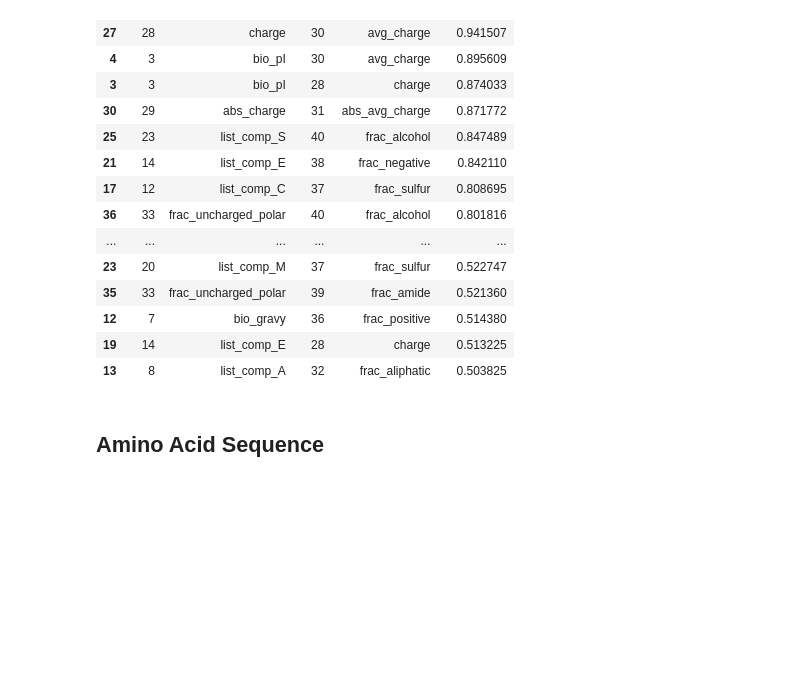
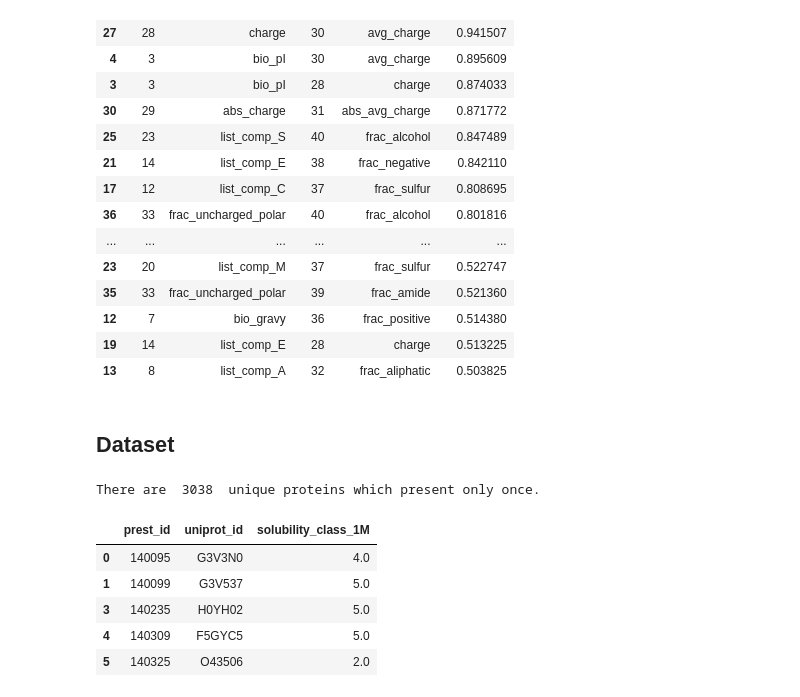
Before and after one commit to NYXFLOWER/UPSR, a Jupyter notebook: Data Pre-analysis.ipynb, the cells around one changed output. Cells and saved outputs as stored; diff of their text form; code cells hidden in the pictures; blank space fills up the shorter version.

```diff
--- a/Data Pre-analysis.ipynb
+++ b/Data Pre-analysis.ipynb
@@ -96,5 +96,26 @@ corr_top.sort_values(by=['corr_score'], inplace=True, ascending=False)
 | 12 | 7 | bio_gravy | 36 | frac_positive | 0.514380 |
 | 19 | 14 | list_comp_E | 28 | charge | 0.513225 |
 | 13 | 8 | list_comp_A | 32 | frac_aliphatic | 0.503825 |
-# %% [markdown]
-## Amino Acid Sequence
+# %% [markdown]
+## Dataset
+# %%
+prest = pd.read_csv('./data/DF_prest.csv')
+prest = prest.iloc[:, 1: 3]
+
+solu = pd.read_csv('./data/DF_solubility.csv')
+solu = solu.iloc[:, [2, 4]]
+
+prest_solu = pd.merge(prest, solu, on='prest_id')
+prest_solu.drop_duplicates('uniprot_id', keep=False, inplace=True)
+
+print('There are ', prest_solu.shape[0], ' unique proteins which present only once.')
+prest_solu.head()
+# prest_solu['uniprot_id'].to_csv('./data/PS_uniprot.csv', index=False)
+# %% [output]
+There are  3038  unique proteins which present only once.
+|  | prest_id | uniprot_id | solubility_class_1M |
+| 0 | 140095 | G3V3N0 | 4.0 |
+| 1 | 140099 | G3V537 | 5.0 |
+| 3 | 140235 | H0YH02 | 5.0 |
+| 4 | 140309 | F5GYC5 | 5.0 |
+| 5 | 140325 | O43506 | 2.0 |
```
Also changed, not shown: parts of 4 cells of this notebook, 5 other files.
